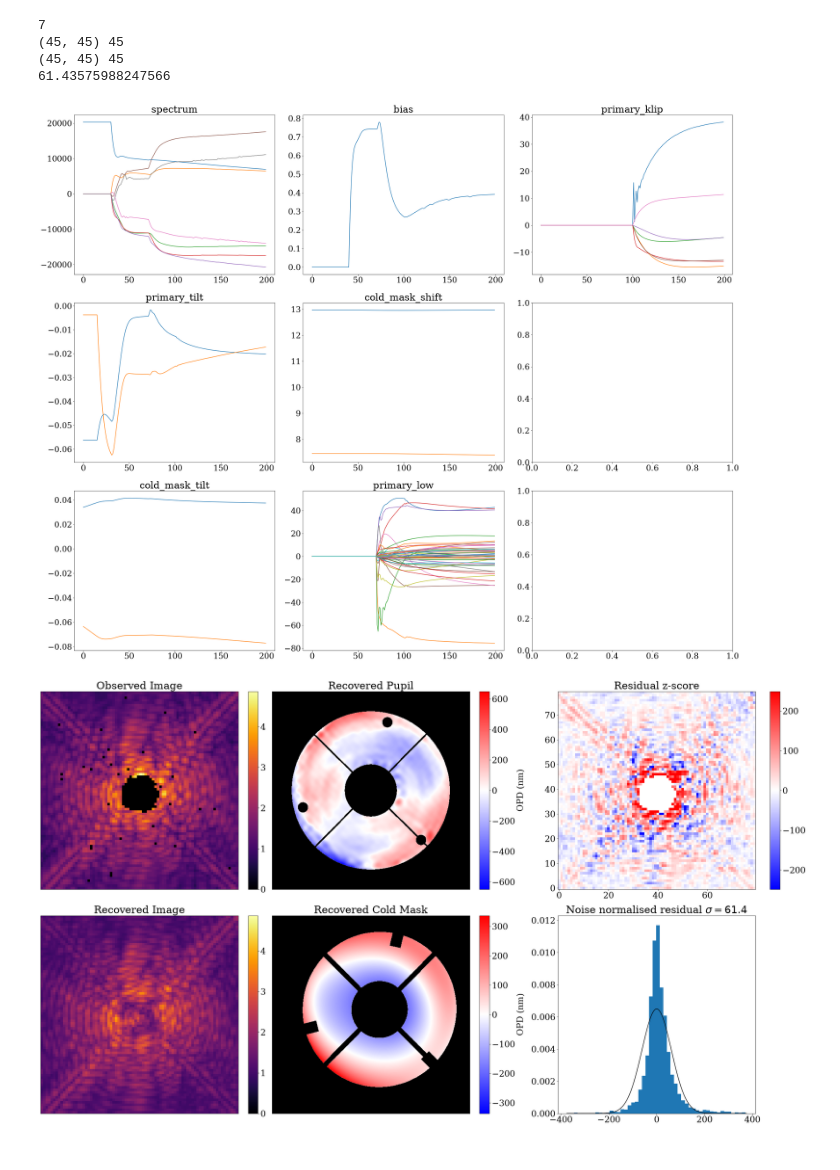
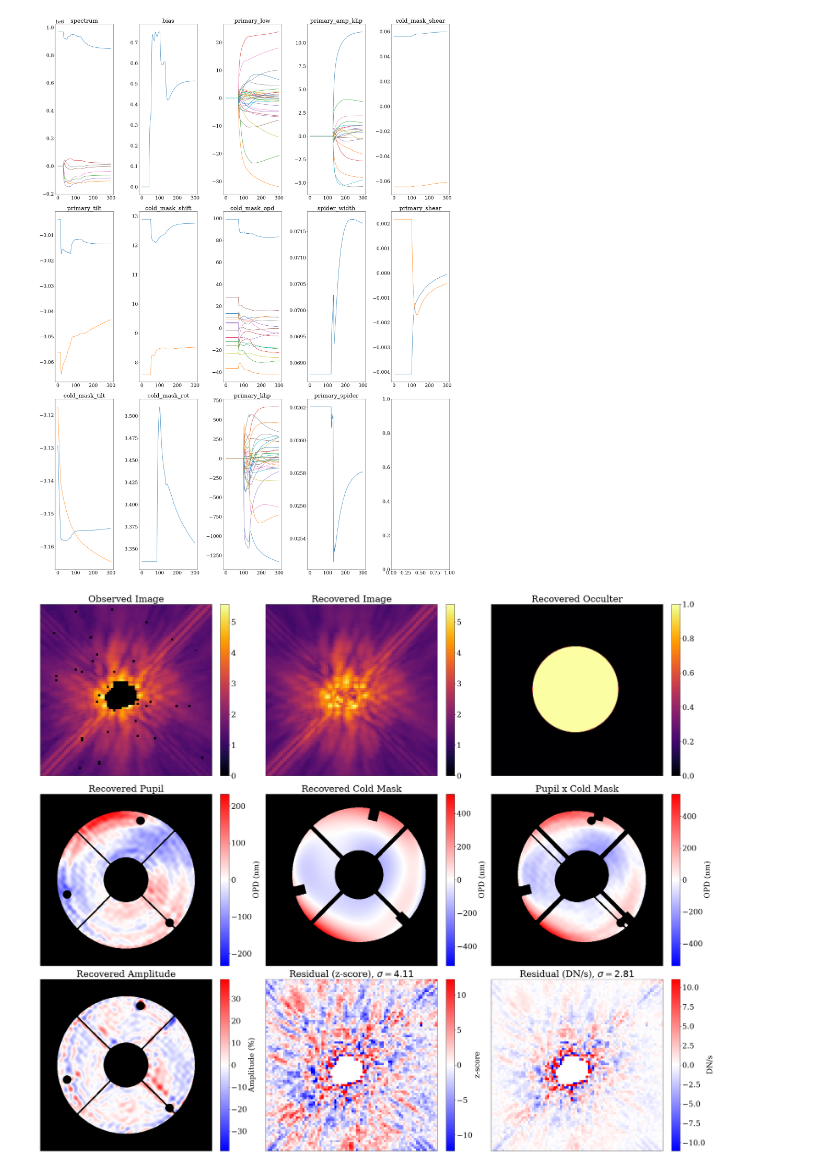
Before and after one commit to h-greer/hubble, a Jupyter notebook: notebooks/turboklip.ipynb, the cells around one changed output. Drawn from its saved outputs; the diff is of its cells as text; code cells hidden in the pictures.

Commit message:
wavefront PCA plus parameter commonality fixes

```diff
--- a/notebooks/turboklip.ipynb
+++ b/notebooks/turboklip.ipynb
@@ -52,11 +52,15 @@ nwavels = 20
 npoly=8
 
 n_modes = 45
-n_zernikes = 50
+n_zernikes = 30  # as in the calibrator fits, whose low-order span (Noll 1-33) was removed from the PCA
 
 resolved_wid = 1
 
-optics = NICMOSCoronagraph(512, wid, oversample, n_modes=n_modes, n_zernikes=n_zernikes, turboklip="../data/turboklip.npz")
+klip_file = "../data/wavefront_pca.npz"
+n_klip = np.load(klip_file)["modes"].shape[0]
+amp_file = "../data/amplitude_pca.npz"
+n_amp_klip = np.load(amp_file)["modes"].shape[0]
+optics = NICMOSCoronagraph(512, wid, oversample, n_modes=n_modes, n_zernikes=n_zernikes, turboklip=klip_file, amp_klip=amp_file)
 
 detector = NICMOSDetector(oversample, wid)
 
@@ -74,9 +78,14 @@ spectrum_basis = vects/np.sqrt(np.mean(vects**2, axis=0))
 
 
 
+# As in batch/calibrator-joint.py: the cold mask lateral position (shift) and its tilt (a pupil-plane Tilt
+# initialised from each exposure's own TARSIAFX/Y header, i.e. pointing) can differ between exposures
+class PerExposureColdMaskFit(SinglePointFit):
+    PARAM_KEYS = SinglePointFit.PARAM_KEYS | {"cold_mask_shift": "exposure", "cold_mask_tilt": "exposure"}
+
 exposures_single = [
-    # exposure_from_file(ddir + 'n8zu85ndq_m_clc_calf.fits', SinglePointFit(spectrum_basis, "F160W"), crop=wid, extra_bad=None, flatcorr=flatdir),
-    # exposure_from_file(ddir + 'n8zu85ndq_m_clc_calf.fits', SinglePointFit(spectrum_basis, "F160W"), crop=wid),
+    exposure_from_file(ddir + 'n8zu85ncq_m_clc_calf.fits', PerExposureColdMaskFit(spectrum_basis, "F160W"), crop=wid, extra_bad=None, flatcorr=flatdir),
+    # exposure_from_file(ddir + 'n8zu85ndq_m_clc_calf.fits', PerExposureColdMaskFit(spectrum_basis, "F160W"), crop=wid),
 ]
 # %% [output]
 WARNING: The following header keyword is invalid or follows an unrecognized non-standard convention:
@@ -134,22 +145,30 @@ g = 5e-2
 
 things_start = {
     "spectrum": sgd(g*3, 30.),
-    "primary_tilt": sgd(g*1, 15.),
-    "cold_mask_tilt": sgd(g*0.1, 0),
+    "primary_tilt": sgd(g*5, 15.),
+    "cold_mask_tilt": sgd(g*1, 0),
 
     "bias": sgd(g*3, 40),
-    "cold_mask_shift": sgd(g*0.1, 50),
-    # "cold_mask_rot": sgd(g*0.2, 85),
+    "cold_mask_shift": sgd(g*3, 50),
+    "cold_mask_rot": sgd(g*3, 85),
     # "primary_rot": sgd(g*1, 85),
 
     "primary_low": sgd(g*2, 70),
-    "primary_klip": sgd(g*0.5, 100),
+    "cold_mask_opd": sgd(g*2, 70),
+    "primary_klip": sgd(g*5, 100),
+    "primary_amp_klip": sgd(g*5, 130),
+
+    "spider_width": sgd(g*20, 120),
+    "primary_spider": sgd(g*20, 120),
+
+
+    # "jitter": sgd(g*1, 100),
 
     # "cold_mask_scale": sgd(g*5, 100),
-    # "cold_mask_shear": sgd(g*10, 100),
+    "cold_mask_shear": sgd(g*1, 100),
 
     # # "primary_scale": sgd(g*5, 100),
-    # "primary_shear": sgd(g*10, 100),
+    "primary_shear": sgd(g*1, 100),
 
     # "occulter_radius": sgd(g*1., 120),
     # # "occulter_coeffs": sgd(g*1, 120),
@@ -160,5 +179,5 @@ orig_params = params.params
 opt_params = set_array({k:orig_params[k] for k in orig_params if k in things_start})
 # %%
 losses, params_history = optimise_new(
-    opt_params, model_single, exposures_single, things_start, 200,
+    opt_params, model_single, exposures_single, things_start, 300,
     precond_method="gn_probe", precond_kwargs=dict(n_probes=32))
@@ -174,10 +210,7 @@ plt.plot(losses[:])
 # %%
+# plot_params(params_history, , xw = 3)
 plot_params(params_history, list(things_start.keys()), xw = 3)
-plot_comparison(model_single, ModelParams(params_history[-1]), exposures_single, percentile=99, quadrature=False, wf_size=512, klip=True)
+plot_comparison_detailed(model_single, ModelParams(params_history[-1]), exposures_single, quadrature=False, wf_size=512, percentile=99, klip=True)
 # %% [output]
-7
-(45, 45) 45
-(45, 45) 45
-61.43575988247566
-[figure, old version]
+[figure, new version]
-[figure, old version]
+[figure, new version]
```
Also changed, not shown: parts of 9 cells of this notebook, 21 other files.
